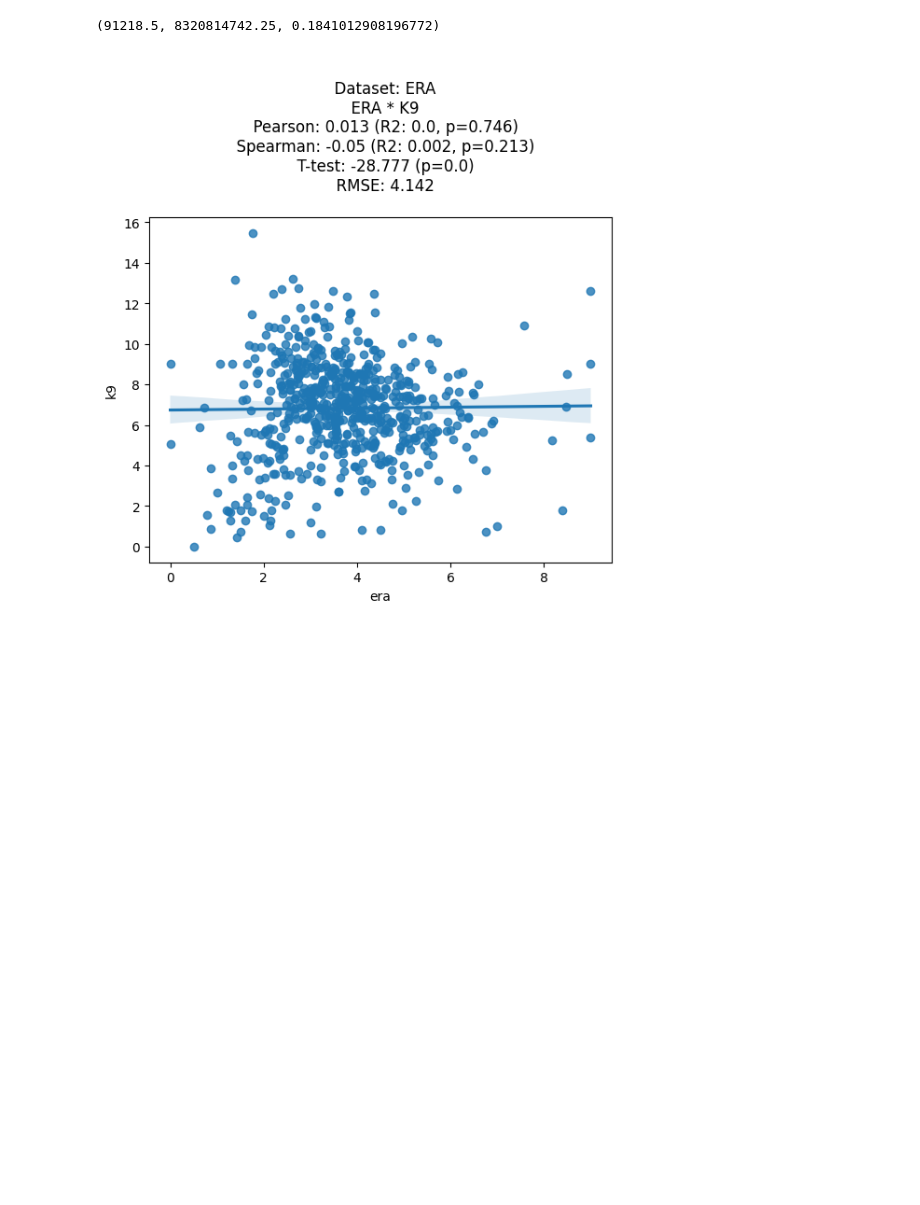
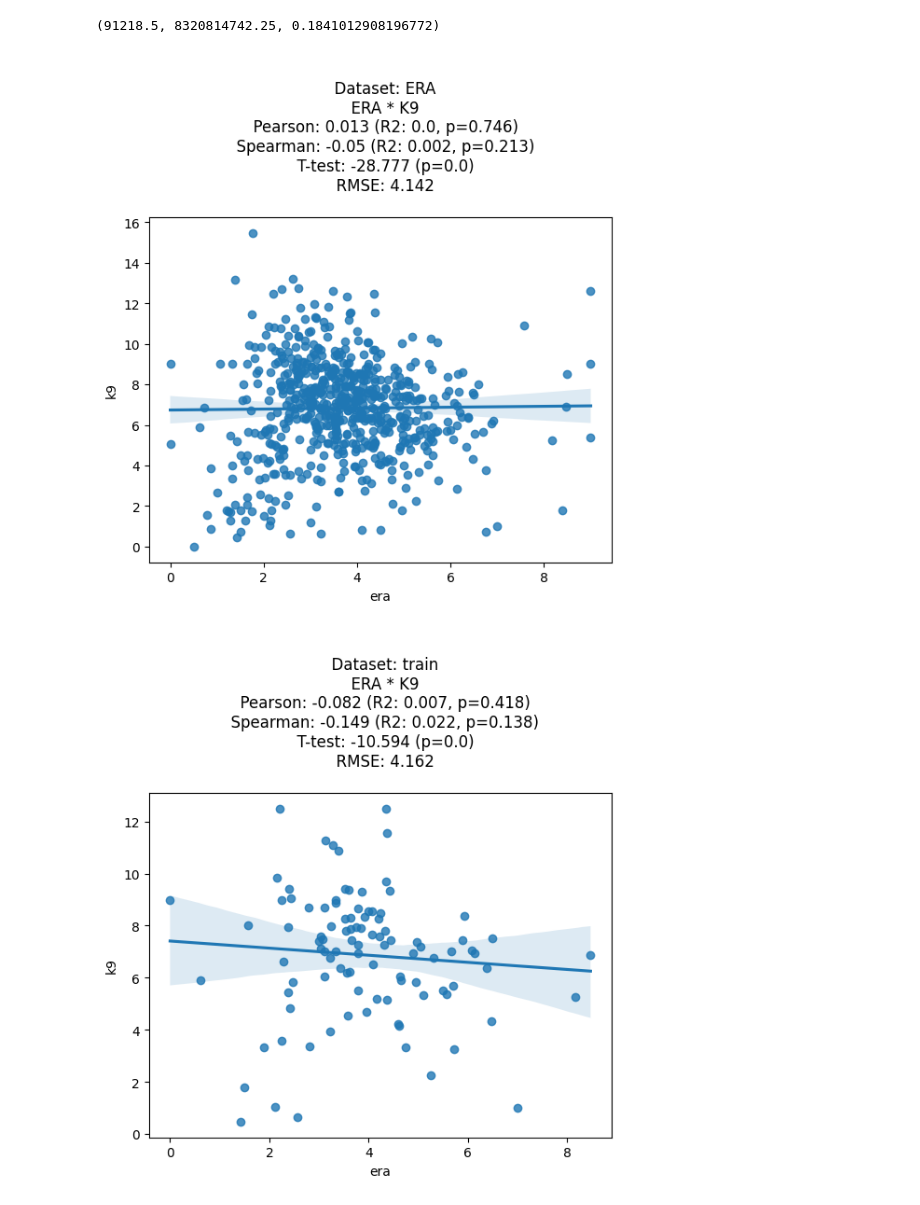
Before and after one commit to fedechaves/nw-bc, a Jupyter notebook: day1.ipynb, the cells around one changed output. Cells and saved outputs as stored; diff of their text form; code cells hidden in the pictures; blank space fills up the shorter version.

```diff
--- a/day1.ipynb
+++ b/day1.ipynb
@@ -960,3 +960,7 @@ make_corr(test)
 2. Wilcoxon Sign-Ranked Test is a non-parametric comparison test similar to Pearson R. In stats module in `scipy` (aka `scipy.stats`) import `wilcoxon` and use `wilcoxon()` function to find the wilcoxon value when comparing ERA with FIP.
 
 3. the graphs we made with our `make_corr()` function do not have a way to identify what graph belongs to which dataset. Add a parameter in the function to insert a string into the title. hint: this uses f-strings! Insert a string into the graph title
+# %%
+r = pearsonr(era['era'], era['k9'])
+r2 = r[0]**2
+r[0], r2, r[1]
@@ -1001,7 +1007,7 @@ wc[0], wc2, wc[-1]
 # 3. the graphs we made with our `make_corr()` function do not have a way to identify what graph belongs to which dataset. Add a parameter in the function to insert a string into the title.
 # hint: this uses f-strings! Insert a string into the graph title
 
-def make_corr3(df, dataset_title):
+def make_corr3(df, title_name=''):
   r = pearsonr(df['era'], df['k9'])
   r2 = r[0]**2
 
@@ -1013,7 +1019,7 @@ def make_corr3(df, dataset_title):
   rmse = mean_squared_error(df['era'], df['k9'])**0.5
 
   title_str = f"""
-  Dataset: {dataset_title}
+  Dataset: {title_name}
   ERA * K9
   Pearson: {round(r[0], 3)} (R2: {round(r2, 3)}, p={round(r[-1], 3)})
   Spearman: {round(sr[0], 3)} (R2: {round(sr2, 3)}, p={round(sr[-1], 3)})
@@ -1024,7 +1030,10 @@ def make_corr3(df, dataset_title):
   sns.regplot(data=df, x='era', y='k9')
   plt.title(title_str)
   plt.show()
-# %%
-make_corr3(era, 'ERA')
-# %% [output]
-[figure, removed]
+# %%
+make_corr3(era, title_name='ERA')
+make_corr3(train, title_name='train')
+make_corr3(test, title_name='test')
+# %% [output]
+[figure, added]
+[figure, added]
```
Also changed, not shown: parts of 2 cells of this notebook.
